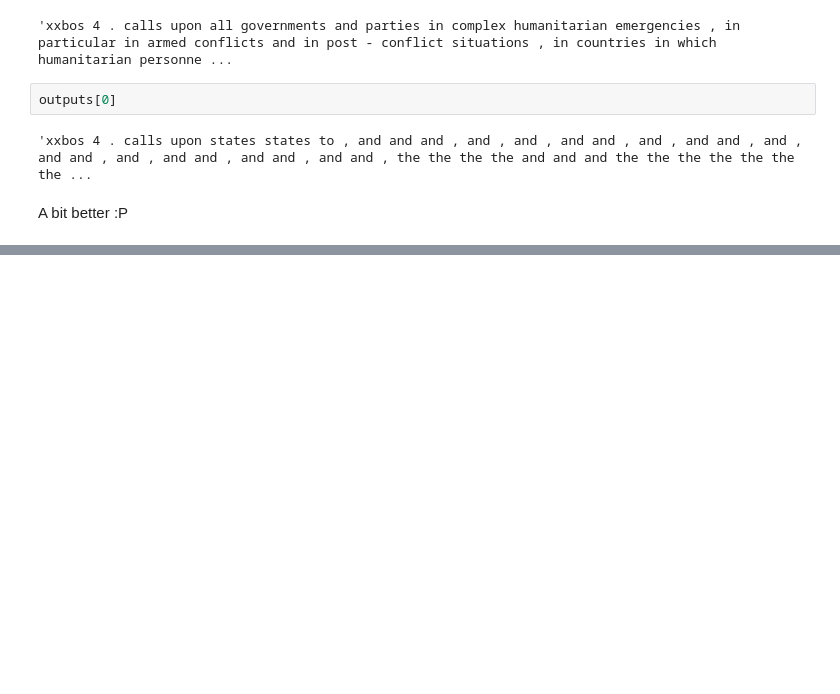
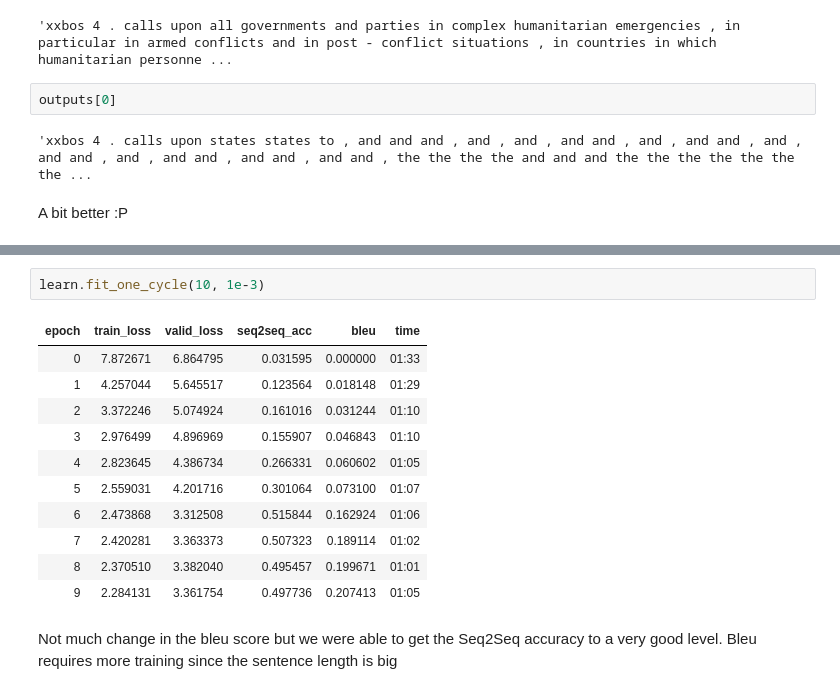
Before and after one commit to deep1401/Ablation-Analysis-of-Seq2Seq-Models-and-Vanilla-Transformers-for-Spanish-to-English-Translation, a Jupyter notebook: Neural_Machine_Translation.ipynb, the cells around one changed output, grey strips where cells are left out. Drawn from its saved outputs; the diff is of its cells as text; blank space fills up the shorter version.

```diff
--- a/Neural_Machine_Translation.ipynb
+++ b/Neural_Machine_Translation.ipynb
@@ -607,0 +691,17 @@ A bit better :P
+# %%
+learn.fit_one_cycle(10, 1e-3)
+# %% [output]
+| epoch | train_loss | valid_loss | seq2seq_acc | bleu | time |
+| 0 | 7.872671 | 6.864795 | 0.031595 | 0.000000 | 01:33 |
+| 1 | 4.257044 | 5.645517 | 0.123564 | 0.018148 | 01:29 |
+| 2 | 3.372246 | 5.074924 | 0.161016 | 0.031244 | 01:10 |
+| 3 | 2.976499 | 4.896969 | 0.155907 | 0.046843 | 01:10 |
+| 4 | 2.823645 | 4.386734 | 0.266331 | 0.060602 | 01:05 |
+| 5 | 2.559031 | 4.201716 | 0.301064 | 0.073100 | 01:07 |
+| 6 | 2.473868 | 3.312508 | 0.515844 | 0.162924 | 01:06 |
+| 7 | 2.420281 | 3.363373 | 0.507323 | 0.189114 | 01:02 |
+| 8 | 2.370510 | 3.382040 | 0.495457 | 0.199671 | 01:01 |
+| 9 | 2.284131 | 3.361754 | 0.497736 | 0.207413 | 01:05 |
+# %% [markdown]
+Not much change in the bleu score but we were able to get the Seq2Seq accuracy to a very good level.
+Bleu requires more training since the sentence length is big
```
Also changed, not shown: parts of 12 cells of this notebook.
